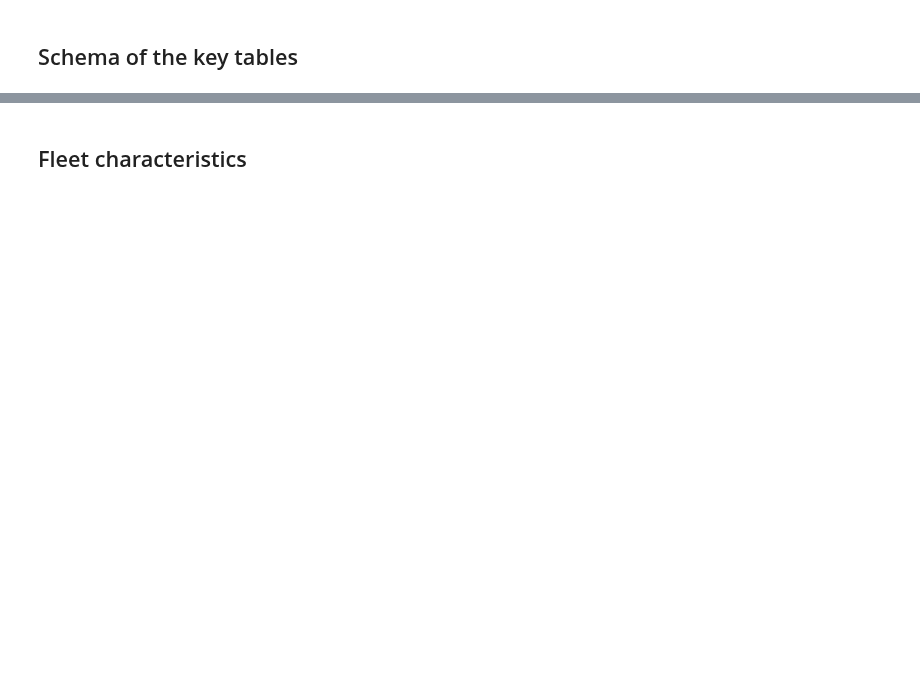
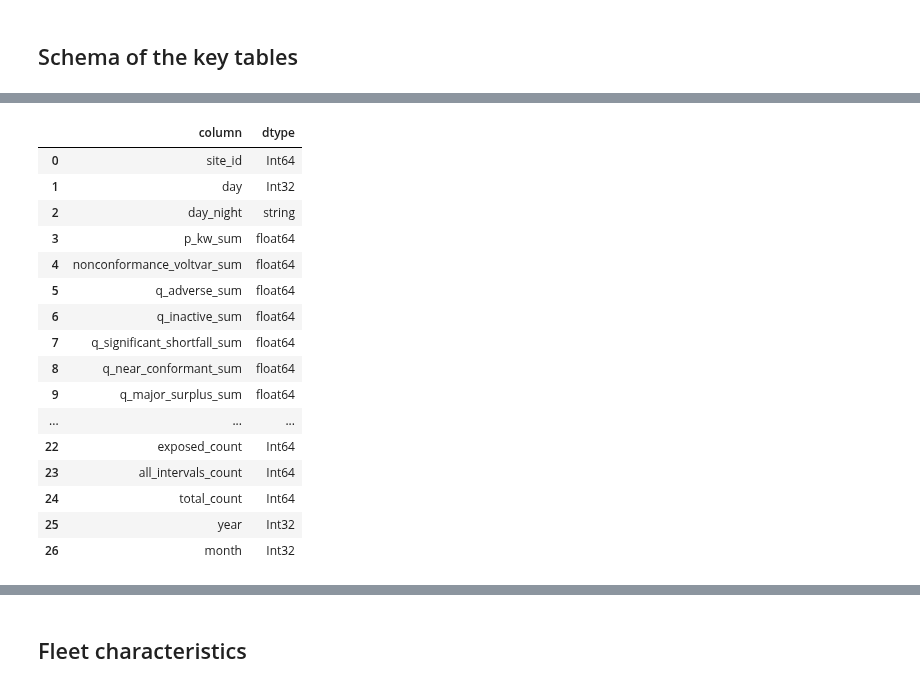
Before and after one commit to UNSW-CEEM/CICCADA, a Jupyter notebook: bms_sa_review/data_query/01b_fleet_eda.ipynb, the cells around one changed output, grey strips where cells are left out. Cells and saved outputs as stored; diff of their text form; code cells hidden in the pictures; blank space fills up the shorter version.

Commit message:
Broke down data exploration into 2 notebooks

```diff
--- a/bms_sa_review/data_query/01b_fleet_eda.ipynb
+++ b/bms_sa_review/data_query/01b_fleet_eda.ipynb
@@ -136,2 +226,31 @@ print(flex_export_limits.to_string(index=False))
 # %% [markdown]
 ## Schema of the key tables
+# %%
+# Schema discovery for all Iceberg tables.
+
+iceberg_tables = [
+    "ts",
+    "meta_up23c",
+    # Stage 1 rebuilds
+    "structured_data_v2",
+    "all_uncurtailedpv_v2",
+    # Stage 2 rebuilds
+    "conformance_voltvar_v2",
+    "conformance_voltwatt_v2",
+    "conformance_voltwattghi_v2",
+    # not rebuilt. still legacy
+    "conformance_antiisland",
+    "conformance_sust_op_3w",
+]
+
+schemas = {}
+for t in iceberg_tables:
+    try:
+        row = aq(f"SELECT * FROM {t} LIMIT 1", database=SAI)
+        schemas[t] = pd.DataFrame({
+            "column": row.columns.tolist(),
+            "dtype":  [str(d) for d in row.dtypes.tolist()],
+        })
+        print(f"OK  {t:32s} {len(row.columns)} columns")
+    except Exception as e:
+        print(f"ERR {t:32s} {e}")
@@ -138,3 +267,21 @@ print(flex_export_limits.to_string(index=False))
 # %%
 # Open up schemas here:
-schemas['meta_up23c']
+schemas['conformance_voltvar_v2']
+# %% [output]
+|  | column | dtype |
+| 0 | site_id | Int64 |
+| 1 | day | Int32 |
+| 2 | day_night | string |
+| 3 | p_kw_sum | float64 |
+| 4 | nonconformance_voltvar_sum | float64 |
+| 5 | q_adverse_sum | float64 |
+| 6 | q_inactive_sum | float64 |
+| 7 | q_significant_shortfall_sum | float64 |
+| 8 | q_near_conformant_sum | float64 |
+| 9 | q_major_surplus_sum | float64 |
+| ... | ... | ... |
+| 22 | exposed_count | Int64 |
+| 23 | all_intervals_count | Int64 |
+| 24 | total_count | Int64 |
+| 25 | year | Int32 |
+| 26 | month | Int32 |
```
Also changed, not shown: parts of 24 cells of this notebook, 2 other files.
